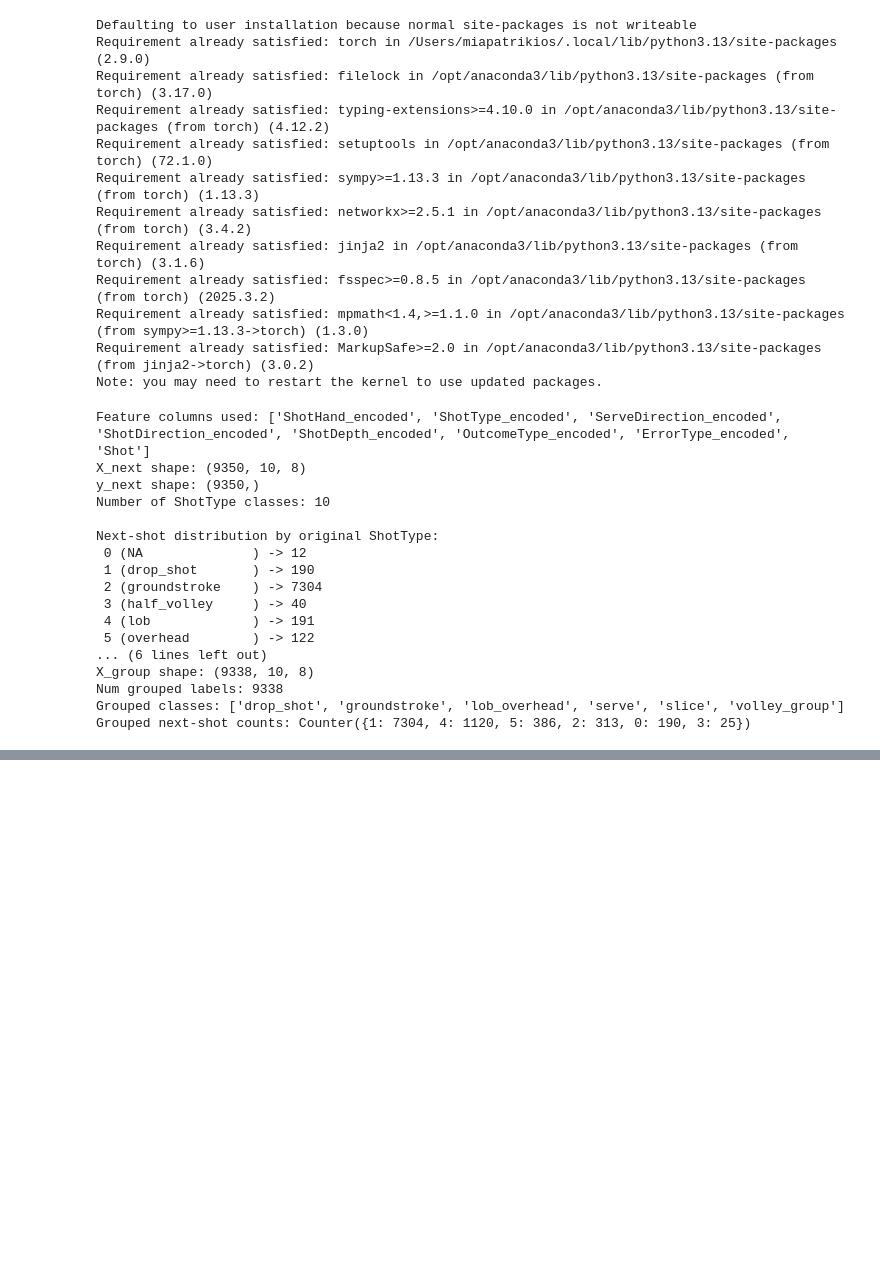
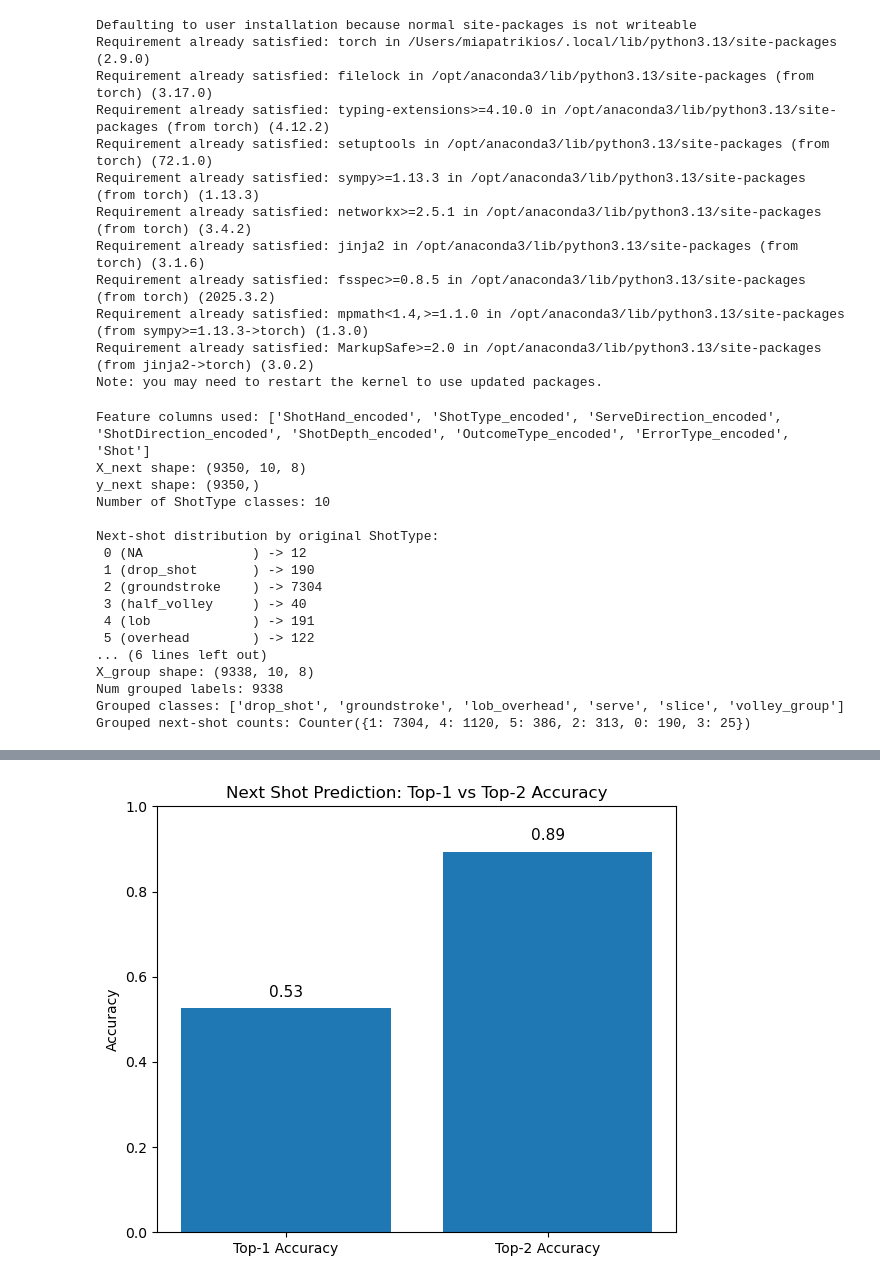
Before and after one commit to fdac25/tennis, a Jupyter notebook: notebooks/04_next_shot_prediction.ipynb, the cells around one changed output, grey strips where cells are left out. Saved outputs shown, nothing was run; the diff lists cells and outputs as text; code cells hidden in the pictures; blank space fills up the shorter version.

```diff
--- a/notebooks/04_next_shot_prediction.ipynb
+++ b/notebooks/04_next_shot_prediction.ipynb
@@ -340,0 +389,86 @@ weighted avg       0.72      0.49      0.56      1868
+# %%
+from sklearn.metrics import (
+    confusion_matrix,
+    classification_report,
+    accuracy_score
+)
+import seaborn as sns
+plt.figure(figsize=(6, 5))
+bars = plt.bar(
+    ["Top-1 Accuracy", "Top-2 Accuracy"],
+    [top1_acc, top2_acc]
+)
+plt.ylim(0, 1.0)
+plt.ylabel("Accuracy")
+plt.title("Next Shot Prediction: Top-1 vs Top-2 Accuracy")
+
+# Annotate bars with values
+for bar, val in zip(bars, [top1_acc, top2_acc]):
+    plt.text(
+        bar.get_x() + bar.get_width()/2,
+        val + 0.02,
+        f"{val:.2f}",
+        ha="center",
+        va="bottom",
+        fontsize=11
+    )
+
+plt.tight_layout()
+plt.show()
+
+# ------------------------------------------------------
+# 3. Slide C, Plot 2: Confusion Matrix (Top-1 Predictions)
+# ------------------------------------------------------
+cm = confusion_matrix(all_true, all_pred_top1)
+
+plt.figure(figsize=(7, 6))
+sns.heatmap(
+    cm,
+    annot=True,
+    fmt="d",
+    cmap="Blues",
+    xticklabels=class_names,
+    yticklabels=class_names
+)
+plt.xlabel("Predicted Class")
+plt.ylabel("True Class")
+plt.title("Confusion Matrix — Grouped Next Shot Types (Top-1)")
+plt.tight_layout()
+plt.show()
+
+# ------------------------------------------------------
+# 4. Slide C, Plot 3: Per-Class F1 Scores (Bar Chart)
+# ------------------------------------------------------
+report_dict = classification_report(
+    all_true,
+    all_pred_top1,
+    target_names=class_names,
+    output_dict=True
+)
+
+# Convert to DataFrame and keep only the 6 classes (drop avg rows)
+df_report = pd.DataFrame(report_dict).T
+df_classes = df_report.iloc[:len(class_names)]  # first 6 rows
+
+plt.figure(figsize=(7, 5))
+bars = plt.bar(df_classes.index, df_classes["f1-score"])
+plt.xticks(rotation=45, ha="right")
+plt.ylabel("F1 Score")
+plt.ylim(0, 1.0)
+plt.title("Per-Class F1 Scores — Next Shot Prediction (Top-1)")
+
+# Annotate each bar
+for bar, val in zip(bars, df_classes["f1-score"].values):
+    plt.text(
+        bar.get_x() + bar.get_width()/2,
+        val + 0.02,
+        f"{val:.2f}",
+        ha="center",
+        va="bottom",
+        fontsize=10
+    )
+
+plt.tight_layout()
+plt.show()
+# %% [output]
+[figure, added]
```
Also changed, not shown: parts of 4 cells of this notebook.
